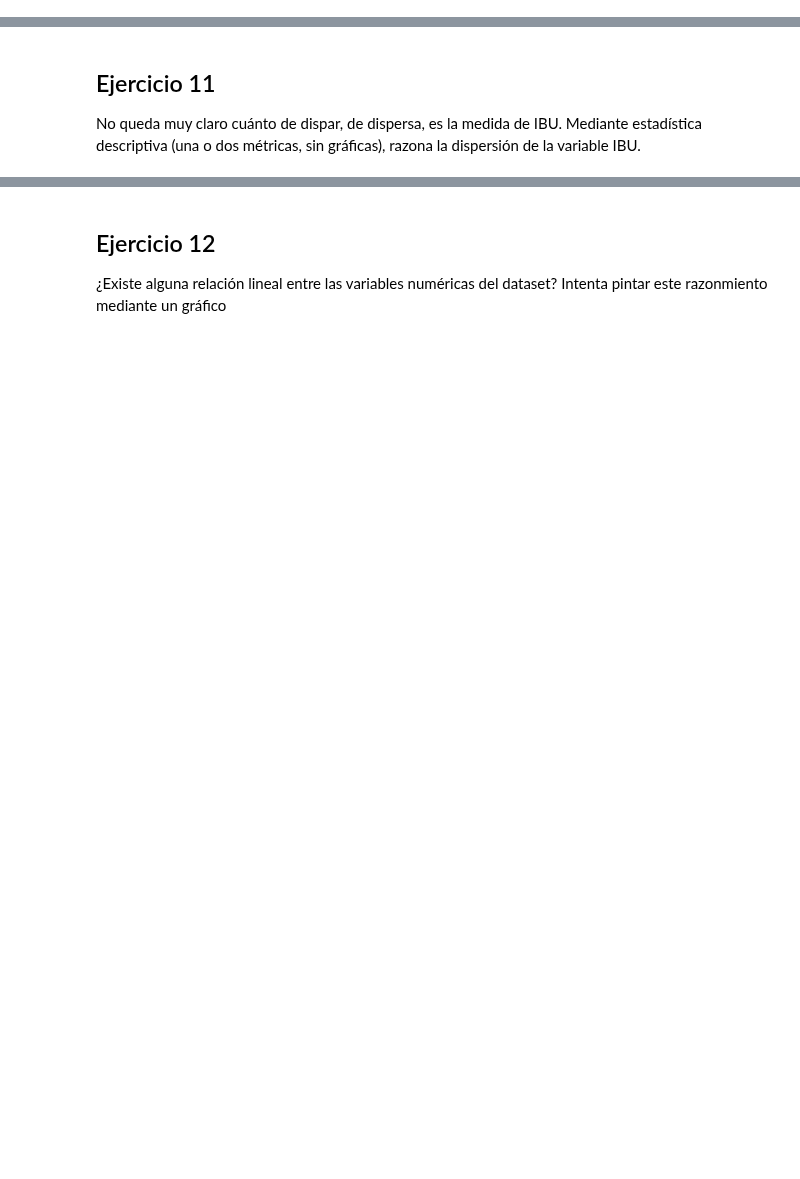
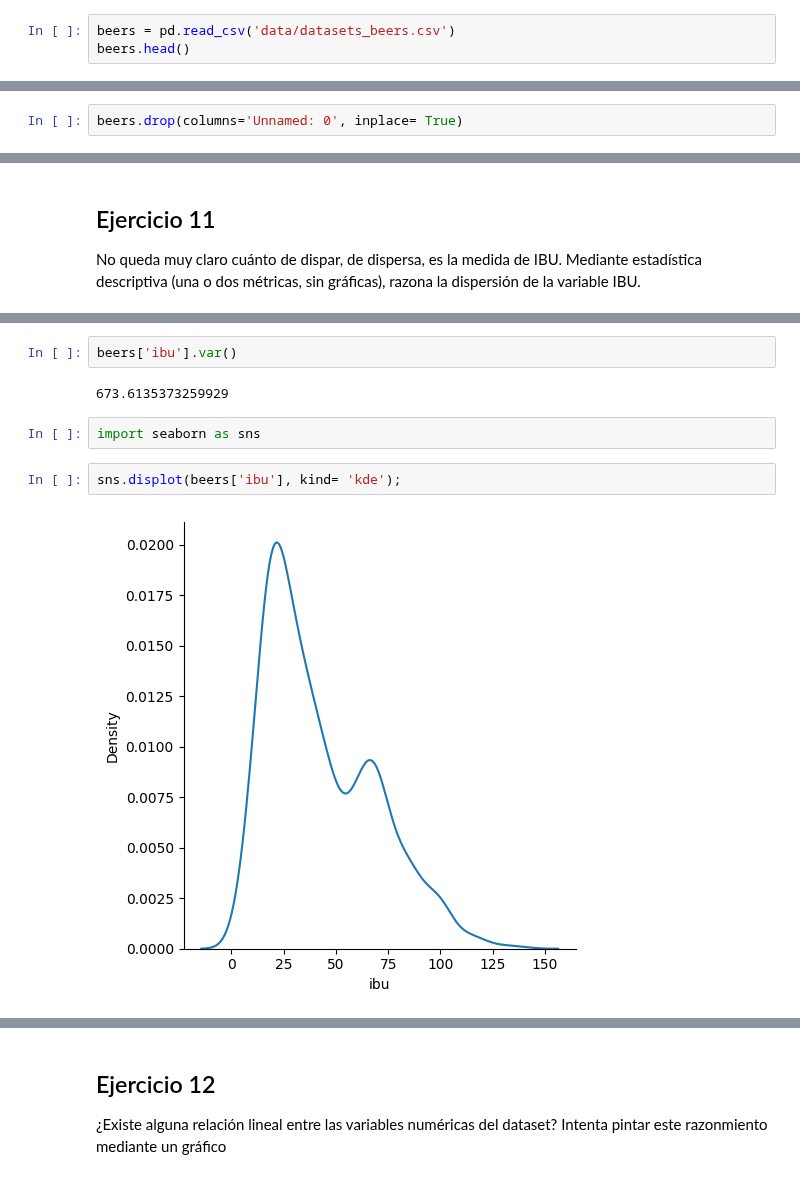
Before and after one commit to Mlcruz9/DS_TheBridgeBBK_SBIL2023, a Jupyter notebook: 2-Data_Analysis/2-Pandas/Práctica/9-Beers/birras_repaso.ipynb, the cells around one changed output, grey strips where cells are left out. Saved outputs shown, nothing was run; the diff lists cells and outputs as text; blank space fills up the shorter version.

```diff
--- a/2-Data_Analysis/2-Pandas/Práctica/9-Beers/birras_repaso.ipynb
+++ b/2-Data_Analysis/2-Pandas/Práctica/9-Beers/birras_repaso.ipynb
@@ -15,3 +15,6 @@ import pandas as pd
 2. Imprime por pantalla los primeros registros.
 3. ¿Cuáles son sus columnas?
 4. ¿Qué dimensiones tiene el DataFrame?
+# %%
+beers = pd.read_csv('data/datasets_beers.csv')
+beers.head()
@@ -18,3 +49,5 @@ import pandas as pd
 # %% [markdown]
 ## Ejercicio 3
 [Elimina la columna "Unnamed: 0"](https://pandas.pydata.org/pandas-docs/stable/reference/api/pandas.DataFrame.drop.html)
+# %%
+beers.drop(columns='Unnamed: 0', inplace= True)
@@ -50,0 +310,10 @@ No queda muy claro cuánto de dispar, de dispersa, es la medida de IBU. Mediante
+# %%
+beers['ibu'].var()
+# %% [output]
+673.6135373259929
+# %%
+import seaborn as sns
+# %%
+sns.displot(beers['ibu'], kind= 'kde');
+# %% [output]
+[figure, added]
```
Also changed, not shown: parts of 59 cells of this notebook, 9 other files.
